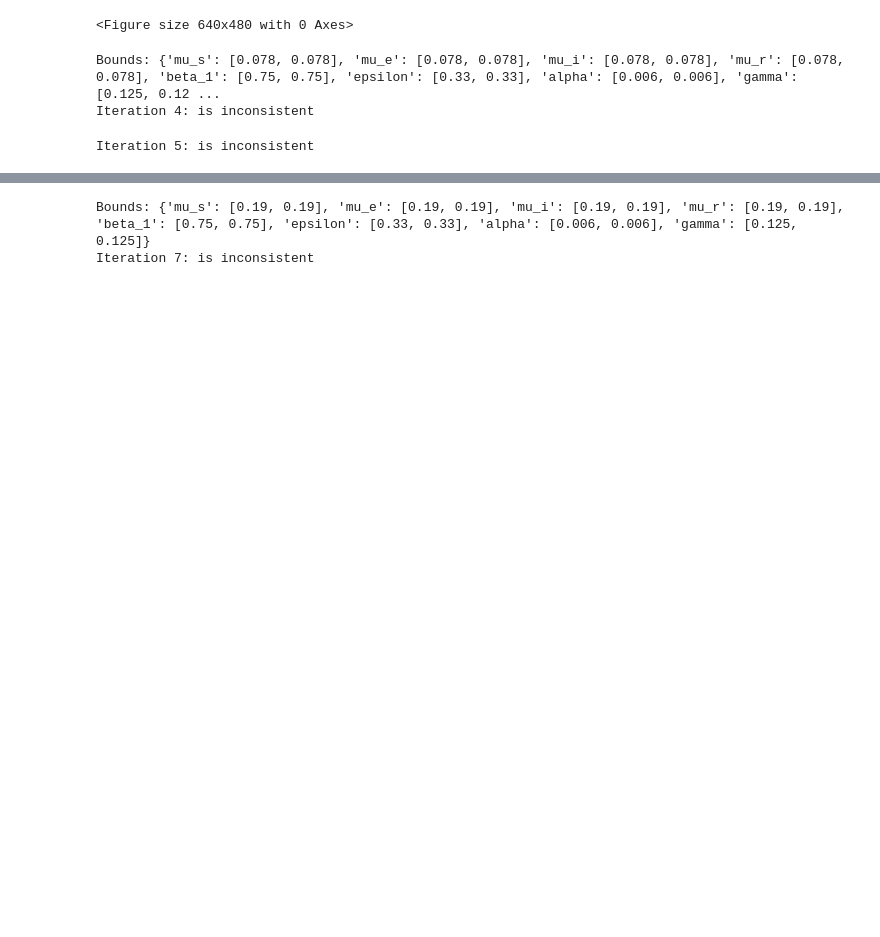
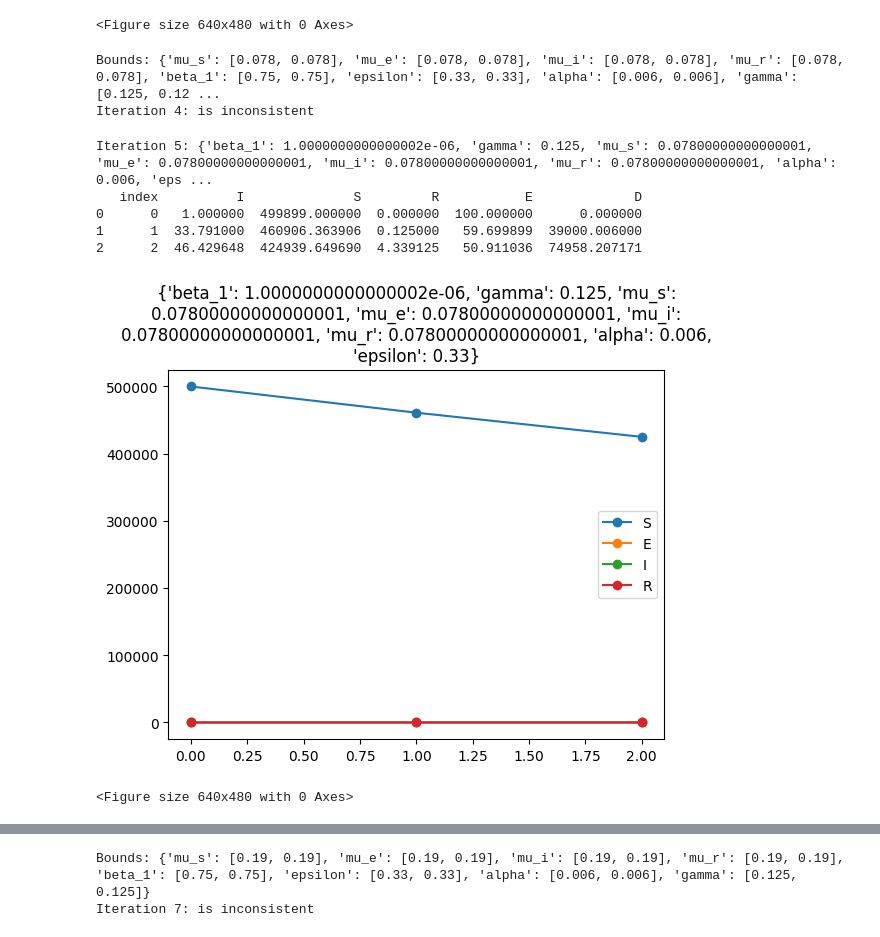
Before and after one commit to ml4ai/funman, a Jupyter notebook: notebooks/hackathon_s1_demo.ipynb, the cells around one changed output, grey strips where cells are left out. Saved outputs shown, nothing was run; the diff lists cells and outputs as text; code cells hidden in the pictures; blank space fills up the shorter version.

```diff
--- a/notebooks/hackathon_s1_demo.ipynb
+++ b/notebooks/hackathon_s1_demo.ipynb
@@ -165,30 +152,27 @@ Iteration 4: is inconsistent
 # %%
 
 ###########################################################
 # Basic constraints are not satisfied, so relax them
 ###########################################################
+bounds = tc.unit_test_1_bounds(
+                mu=mu[testcase],
+            )
+bounds['beta_1'] = [1e-6, 2e-1]
 scenario = tc.make_scenario(
     bilayer,
     tc.initial_state(),
-    tc.unit_test_1_bounds(
-        mu=mu[testcase],
-        tolerance=3.0,
-        relax=[
-            # "mu_s",
-            # "mu_e",
-            # "mu_i",
-            # "mu_r",
-            # "beta_1",
-            # "epsilon",
-            "alpha",
-            "gamma",
-        ],
-    ),
+    bounds,
     tc.identical_parameters(),
     steps,
     tc.unit_test_1_well_behaved_query(steps, tc.initial_state()),
 )
 result_sat = Funman().solve(scenario, config=config)
 tc.report(result_sat)
 # %% [output]
-Iteration 5: is inconsistent
+Iteration 5: {'beta_1': 1.0000000000000002e-06, 'gamma': 0.125, 'mu_s': 0.07800000000000001, 'mu_e': 0.07800000000000001, 'mu_i': 0.07800000000000001, 'mu_r': 0.07800000000000001, 'alpha': 0.006, 'eps ...
+   index          I              S         R           E             D
+0      0   1.000000  499899.000000  0.000000  100.000000      0.000000
+1      1  33.791000  460906.363906  0.125000   59.699899  39000.006000
+2      2  46.429648  424939.649690  4.339125   50.911036  74958.207171
+[figure, added]
+<Figure size 640x480 with 0 Axes>
```
Also changed, not shown: parts of 11 cells of this notebook, 5 other files.
